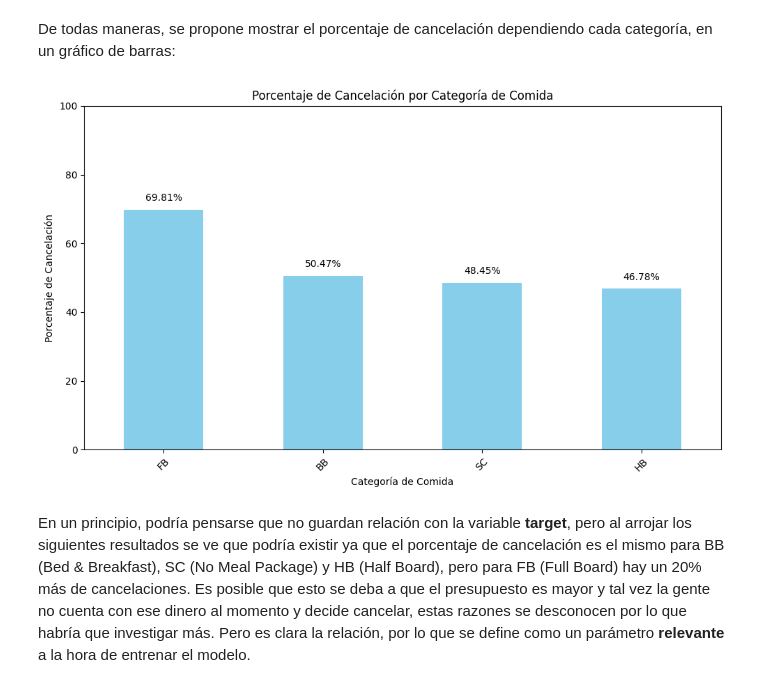
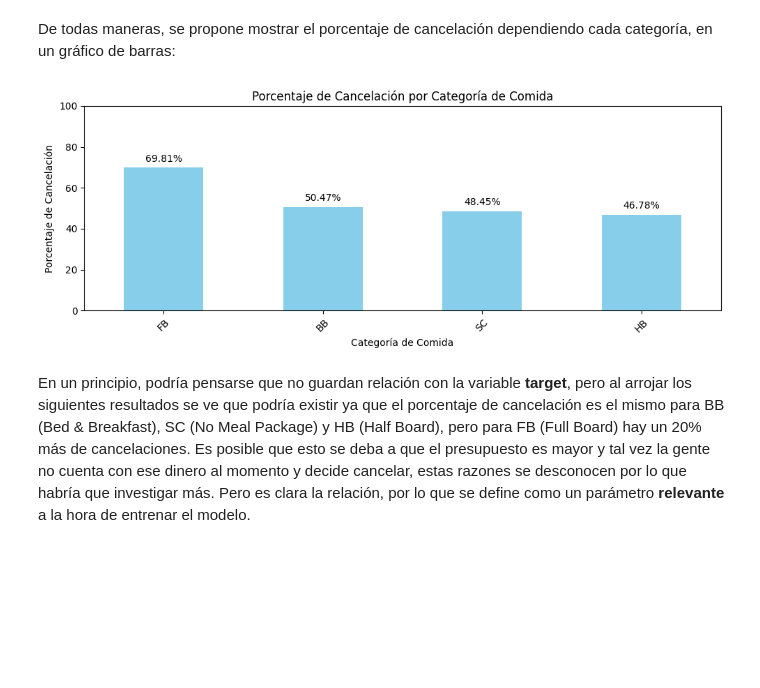
Before and after one commit to InspectorDave/OrgaDeDatos-TPs, a Jupyter notebook: 7506R_TP1_GRUPO11_CHP1_ENTREGA.ipynb, the cells around one changed output. Saved outputs shown, nothing was run; the diff lists cells and outputs as text; code cells hidden in the pictures; blank space fills up the shorter version.

Commit message:
add: columna fecha al DF y achico los gráficos

```diff
--- a/7506R_TP1_GRUPO11_CHP1_ENTREGA.ipynb
+++ b/7506R_TP1_GRUPO11_CHP1_ENTREGA.ipynb
@@ -42,3 +45,5 @@ hotels_df_backup = hotels_df.copy()
+# %%
+plt.rcParams['figure.figsize'] = [4, 4]
 # %% [markdown]
 A continuación, se presentan las primeras 5 filas listadas con todas las respectivas columnas para tener una idea general de como se ven los datos para comenzar a analizarlos:
 # %%
@@ -57,3 +64,17 @@ Se propone analizar cada parámetro individualmente y, al finalizar, presentar u
+# %%
+aux = []
+
+for i in range(hotels_df.hotel.count()):
+    # Para cada fila meto todos los datos de fechas en un solo atributo
+    for j in range(13):
+        # Si el nombre del mes coincide con el guardado, termino de crear el nuevo atributo
+        if hotels_df.arrival_date_month[i]==calendar.month_name[j]:
+            aux.append(datetime.date.fromisoformat (str(hotels_df.arrival_date_year[i]).zfill(4)\
+            + "-" + str(j).zfill(2)\
+            + "-" + str(hotels_df.arrival_date_day_of_month[i]).zfill(2)))
+            break
+
+hotels_df['arrival_date'] = aux
 # %% [markdown]
 ### Parámetros
 # %% [markdown]
@@ -944,27 +829,27 @@ De todas maneras, se propone mostrar el porcentaje de cancelación dependiendo c
 # %%
 total_reservas_por_comida = hotels_df['meal'].value_counts()
 reservas_canceladas_por_comida = hotels_df[hotels_df['is_canceled'] == 1]['meal'].value_counts()
 porcentaje_cancelacion_por_comida = (reservas_canceladas_por_comida / total_reservas_por_comida) * 100
 porcentaje_cancelacion_por_comida = porcentaje_cancelacion_por_comida.sort_values(ascending=False)
 
-plt.figure(figsize=(10, 6))
+plt.figure(figsize=(10, 4))
 ax = porcentaje_cancelacion_por_comida.plot(kind='bar', color='skyblue')
 plt.title('Porcentaje de Cancelación por Categoría de Comida')
 plt.xlabel('Categoría de Comida')
 plt.ylabel('Porcentaje de Cancelación')
 plt.ylim(0, 100)
 plt.xticks(rotation=45)
 
 for i, v in enumerate(porcentaje_cancelacion_por_comida):
     ax.text(i, v + 2, f'{v:.2f}%', ha='center', va='bottom', fontsize=10)
 
 plt.tight_layout()
 plt.show()
 
 # Regreso hotels_df a su estado original
 hotels_df = hotels_df_backup.copy()
 # %% [output]
-[figure, old version]
+[figure, new version]
 # %% [markdown]
 En un principio, podría pensarse que no guardan relación con la variable **target**, pero al arrojar los siguientes resultados se ve que podría existir ya que el porcentaje de cancelación es el mismo para BB (Bed & Breakfast), SC (No Meal Package) y HB (Half Board), pero para FB (Full Board) hay un 20% más de cancelaciones. Es posible que esto se deba a que el presupuesto es mayor y tal vez la gente no cuenta con ese dinero al momento y decide cancelar, estas razones se desconocen por lo que habría que investigar más. Pero es clara la relación, por lo que se define como un parámetro **relevante** a la hora de entrenar el modelo.
 # %% [markdown]
```
Also changed, not shown: parts of 79 cells of this notebook.
